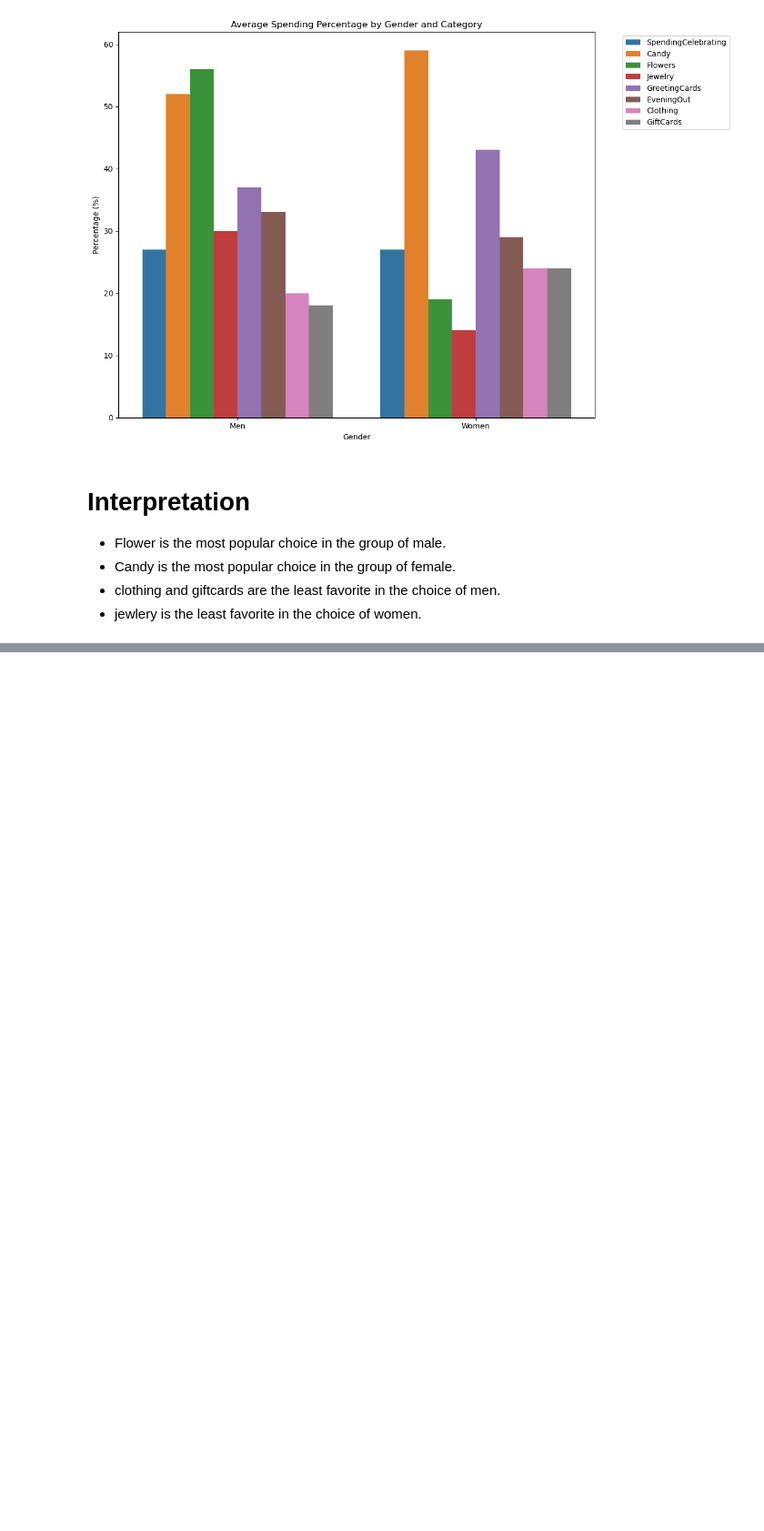
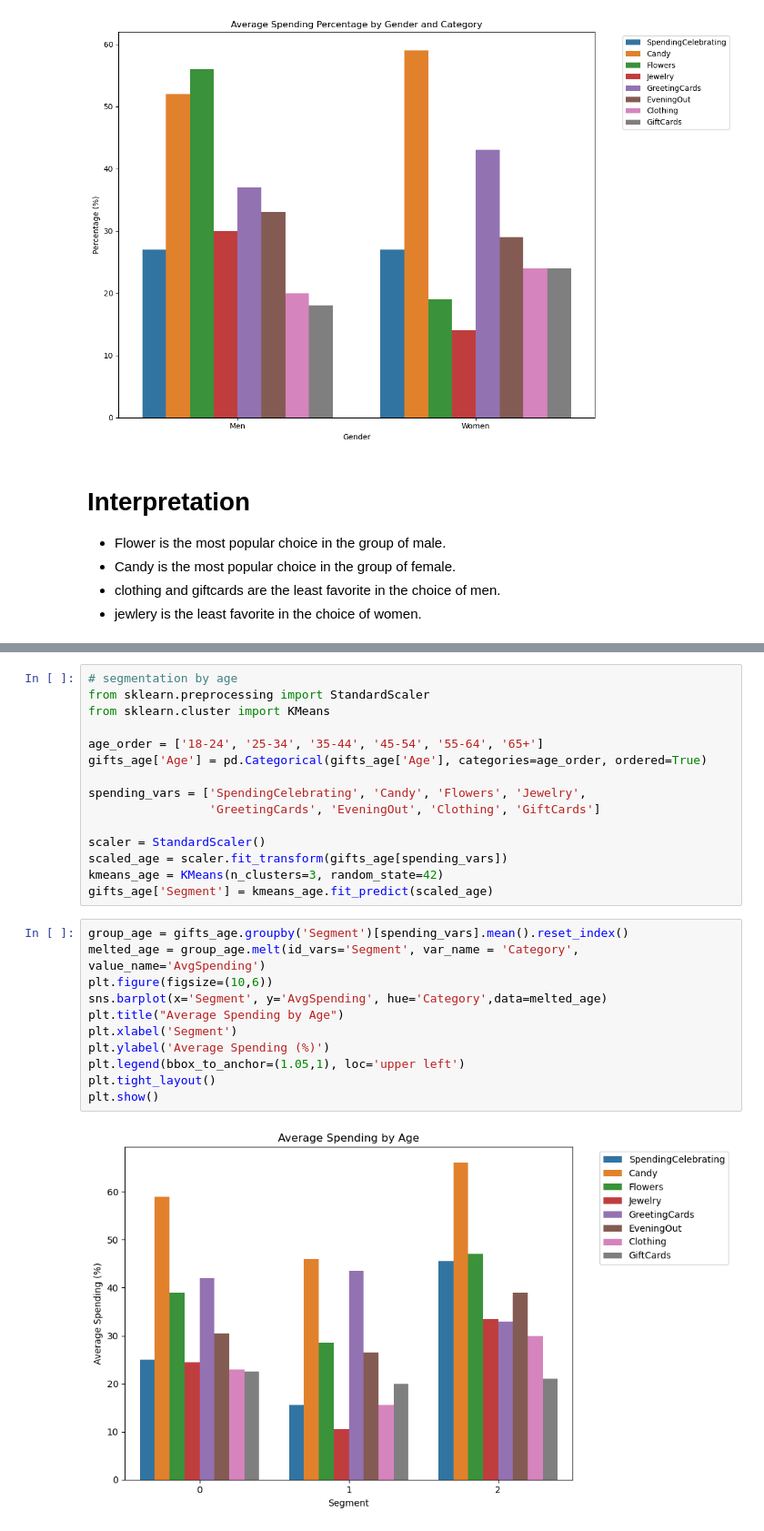
Before and after one commit to Charlie2698619/tidytuesday-analysis, a Jupyter notebook: EDA.ipynb, the cells around one changed output, grey strips where cells are left out. Shown at 91% size. Drawn from its saved outputs; the diff is of its cells as text; blank space fills up the shorter version.

```diff
--- a/EDA.ipynb
+++ b/EDA.ipynb
@@ -220,0 +267,28 @@ plt.show()
+# %%
+# segmentation by age
+from sklearn.preprocessing import StandardScaler
+from sklearn.cluster import KMeans
+
+age_order = ['18-24', '25-34', '35-44', '45-54', '55-64', '65+']
+gifts_age['Age'] = pd.Categorical(gifts_age['Age'], categories=age_order, ordered=True)
+
+spending_vars = ['SpendingCelebrating', 'Candy', 'Flowers', 'Jewelry',
+                 'GreetingCards', 'EveningOut', 'Clothing', 'GiftCards']
+
+scaler = StandardScaler()
+scaled_age = scaler.fit_transform(gifts_age[spending_vars])
+kmeans_age = KMeans(n_clusters=3, random_state=42)
+gifts_age['Segment'] = kmeans_age.fit_predict(scaled_age)
+# %%
+group_age = gifts_age.groupby('Segment')[spending_vars].mean().reset_index()
+melted_age = group_age.melt(id_vars='Segment', var_name = 'Category', value_name='AvgSpending')
+plt.figure(figsize=(10,6))
+sns.barplot(x='Segment', y='AvgSpending', hue='Category',data=melted_age)
+plt.title("Average Spending by Age")
+plt.xlabel('Segment')
+plt.ylabel('Average Spending (%)')
+plt.legend(bbox_to_anchor=(1.05,1), loc='upper left')
+plt.tight_layout()
+plt.show()
+# %% [output]
+[figure, added]
```
Also changed, not shown: parts of 10 cells of this notebook.
